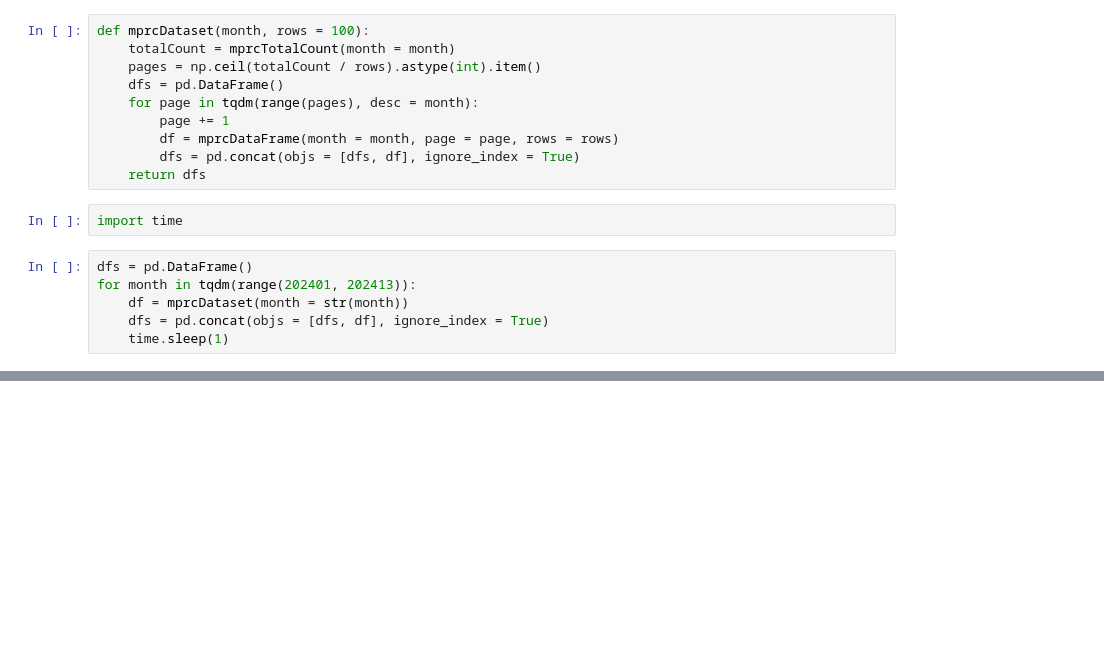
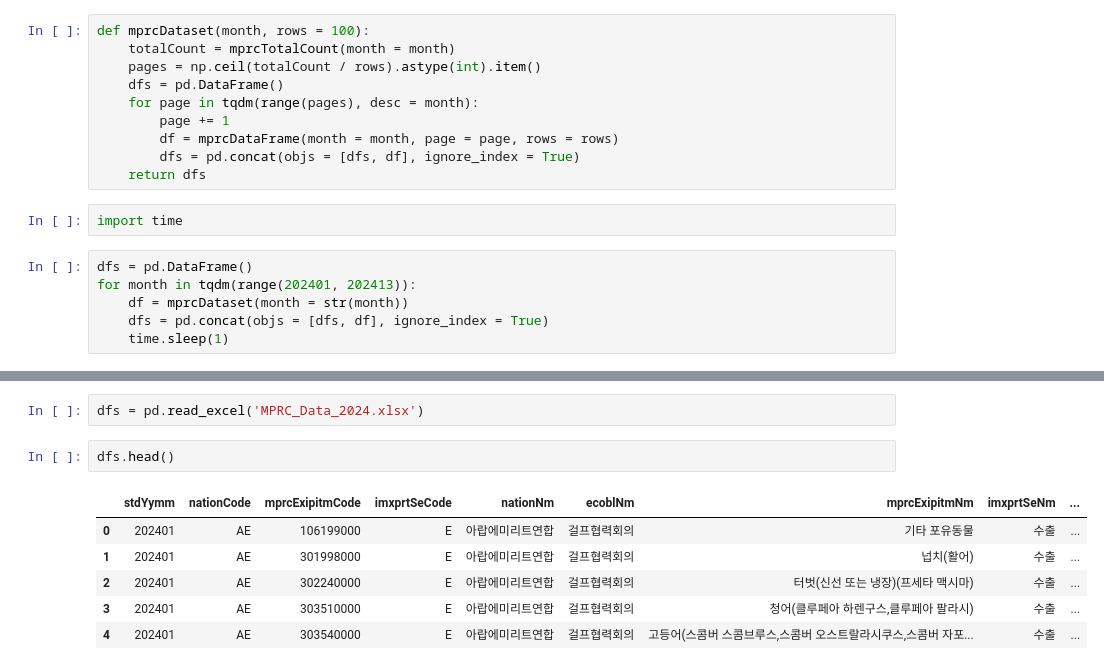
Before and after one commit to HelloDataScience/LS-S1, a Jupyter notebook: Day4-2.ipynb, the cells around one changed output, grey strips where cells are left out. Saved outputs shown, nothing was run; the diff lists cells and outputs as text; blank space fills up the shorter version.

```diff
--- a/Day4-2.ipynb
+++ b/Day4-2.ipynb
@@ -77,0 +102,11 @@ for month in tqdm(range(202401, 202413)):
+# %%
+dfs = pd.read_excel('MPRC_Data_2024.xlsx')
+# %%
+dfs.head()
+# %% [output]
+|  | stdYymm | nationCode | mprcExipitmCode | imxprtSeCode | nationNm | ecoblNm | mprcExipitmNm | imxprtSeNm | ... |
+| 0 | 202401 | AE | 106199000 | E | 아랍에미리트연합 | 걸프협력회의 | 기타 포유동물 | 수출 | ... |
+| 1 | 202401 | AE | 301998000 | E | 아랍에미리트연합 | 걸프협력회의 | 넙치(활어) | 수출 | ... |
+| 2 | 202401 | AE | 302240000 | E | 아랍에미리트연합 | 걸프협력회의 | 터벗(신선 또는 냉장)(프세타 맥시마) | 수출 | ... |
+| 3 | 202401 | AE | 303510000 | E | 아랍에미리트연합 | 걸프협력회의 | 청어(클루페아 하렌구스,클루페아 팔라시) | 수출 | ... |
+| 4 | 202401 | AE | 303540000 | E | 아랍에미리트연합 | 걸프협력회의 | 고등어(스콤버 스콤브루스,스콤버 오스트랄라시쿠스,스콤버 자포... | 수출 | ... |
```
Also changed, not shown: parts of 33 cells of this notebook.
